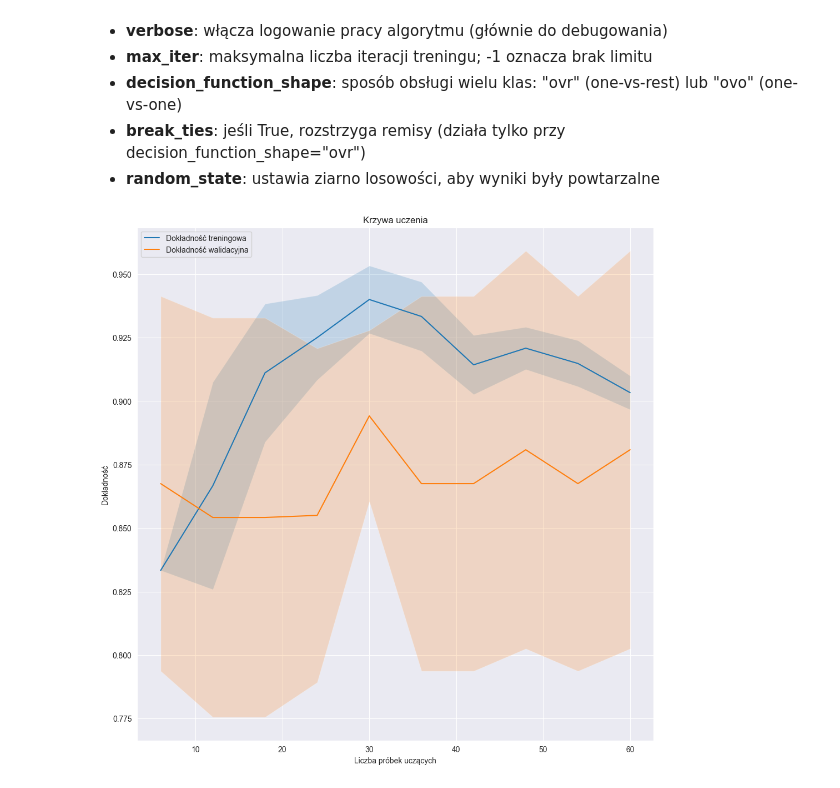
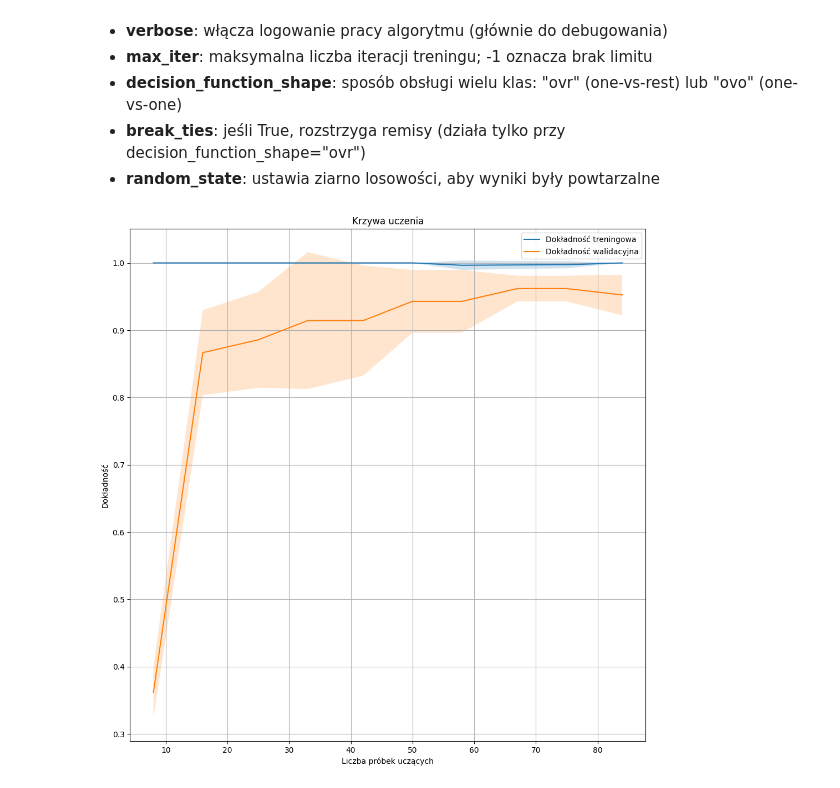
Before and after one commit to muzykos/Projekt_badawczy_System_rozpoznawania_zdarzen_dzwiekowych_w_przestrzeni_domowej, a Jupyter notebook: src/notebook/model-training.ipynb, the cells around one changed output. Saved outputs shown, nothing was run; the diff lists cells and outputs as text; code cells hidden in the pictures.

Commit message:
Include old training script

```diff
--- a/src/notebook/model-training.ipynb
+++ b/src/notebook/model-training.ipynb
@@ -85,40 +185,36 @@ x_test_scaled = scaler.transform(x_test)
 - **decision_function_shape**: sposób obsługi wielu klas: "ovr" (one-vs-rest) lub "ovo" (one-vs-one)
 - **break_ties**: jeśli True, rozstrzyga remisy (działa tylko przy decision_function_shape="ovr")
 - **random_state**: ustawia ziarno losowości, aby wyniki były powtarzalne
-# %%
-clf = SVC(kernel="rbf", probability=True)
-clf.fit(x_train_scaled, y_train)
-y_pred = clf.predict(x_test_scaled)
 # %%
 train_sizes, train_scores, val_scores = learning_curve(
-    estimator=clf,
+    estimator=clf_pipeline,
     X=x_train,
     y=y_train,
     cv=5,
     train_sizes=numpy.linspace(0.1, 1.0, 10),
     n_jobs=-1
 )
 
 train_mean = numpy.mean(train_scores, axis=1)
 train_std = numpy.std(train_scores, axis=1)
 val_mean = numpy.mean(val_scores, axis=1)
 val_std = numpy.std(val_scores, axis=1)
 
 plt.figure(figsize=(12, 12))
 plt.plot(train_sizes, train_mean, label="Dokładność treningowa")
 plt.plot(train_sizes, val_mean, label="Dokładność walidacyjna")
 
 plt.fill_between(train_sizes, train_mean - train_std, train_mean + train_std, alpha=0.2)
 plt.fill_between(train_sizes, val_mean - val_std, val_mean + val_std, alpha=0.2)
 
 plt.title("Krzywa uczenia")
 plt.xlabel("Liczba próbek uczących")
 plt.ylabel("Dokładność")
 plt.legend()
 plt.grid(True)
 plt.show()
 # %% [output]
-[figure, old version]
+[figure, new version]
 # %%
 plt.figure(figsize=(12, 12))
 sns.heatmap(
```
Also changed, not shown: parts of 7 cells of this notebook, 1 other file.
